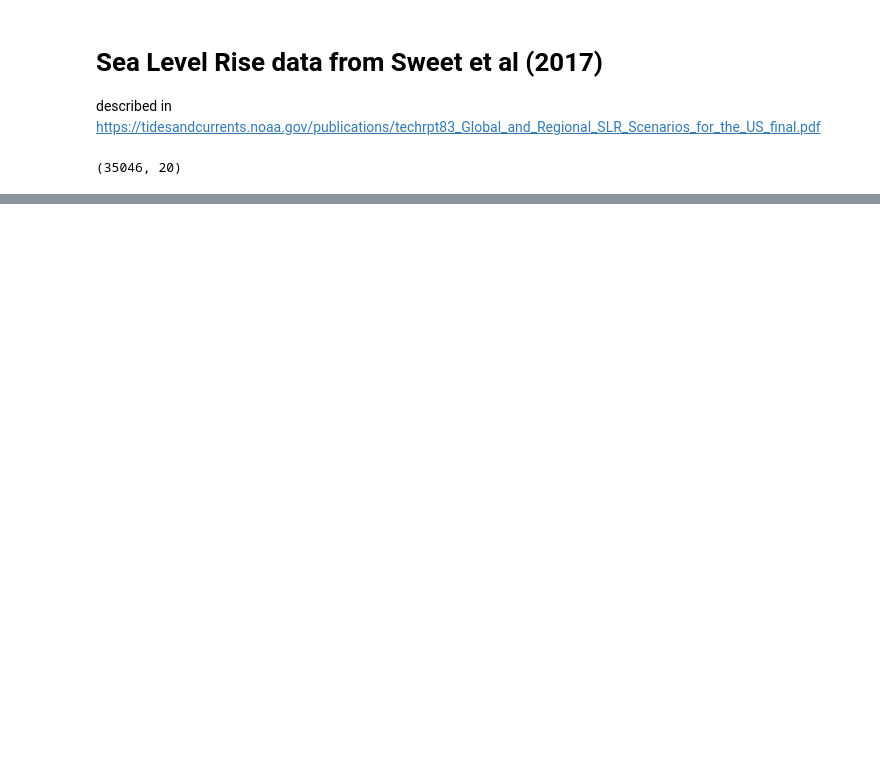
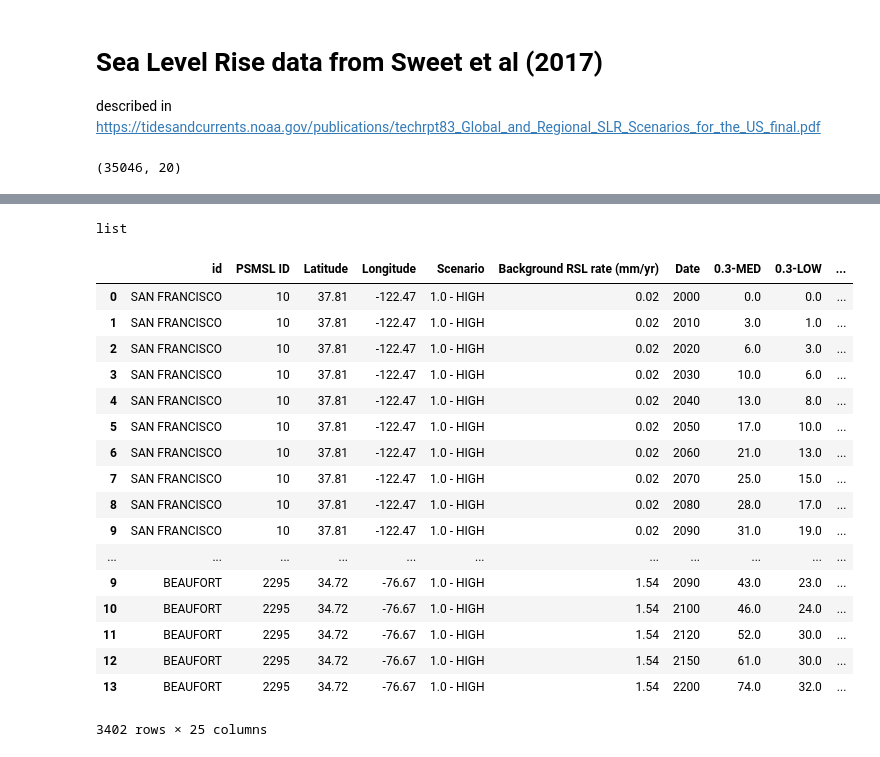
Before and after one commit to zdefne-usgs/sweet_slr, a Jupyter notebook: sweet_SLR.ipynb, the cells around one changed output, grey strips where cells are left out. Drawn from its saved outputs; the diff is of its cells as text; code cells hidden in the pictures; blank space fills up the shorter version.

```diff
--- a/sweet_SLR.ipynb
+++ b/sweet_SLR.ipynb
@@ -115,0 +80,14 @@ df4
+# %%
+def df_station(df, station):
+    df2 = df[df['Site'].str.contains(station)]
+    df3 = df2[df2['Scenario'].str.contains("1.0 - HIGH")]
+    df4 = pd.melt(df3, id_vars=df3.columns.values[0:6],
+                  var_name="Date", value_name="Value")
+    df5 = df4.copy(deep=True)
+    for scenario in df2['Scenario'].values:
+        df3 = df2[df2['Scenario'].str.contains(scenario)]
+        var = scenario.replace(' ','')
+        df4 = pd.melt(df3, id_vars=df3.columns.values[0:6],
+                      var_name="Date", value_name=var)
+        df5[var] = df4[var]
+    return df5
@@ -115,0 +96,4 @@ df4
+# %%
+df2 = df[~df['Site'].str.contains('grid_')]
+df3 = df2[~df2['Site'].str.contains('GMSL')]
+df3
@@ -115,0 +139,2 @@ df4
+# %%
+dfs = [df_station(df3,station) for station in df3['Site'].unique()]
@@ -115,0 +151,6 @@ df4
+# %%
+type(dfs)
+# %% [output]
+list
+# %%
+df6 = pd.concat(dfs)
@@ -115,0 +159,21 @@ df4
+# %%
+df6
+# %% [output]
+|  | id | PSMSL ID | Latitude | Longitude | Scenario | Background RSL rate (mm/yr) | Date | 0.3-MED | 0.3-LOW | ... |
+| 0 | SAN FRANCISCO | 10 | 37.81 | -122.47 | 1.0 - HIGH | 0.02 | 2000 | 0.0 | 0.0 | ... |
+| 1 | SAN FRANCISCO | 10 | 37.81 | -122.47 | 1.0 - HIGH | 0.02 | 2010 | 3.0 | 1.0 | ... |
+| 2 | SAN FRANCISCO | 10 | 37.81 | -122.47 | 1.0 - HIGH | 0.02 | 2020 | 6.0 | 3.0 | ... |
+| 3 | SAN FRANCISCO | 10 | 37.81 | -122.47 | 1.0 - HIGH | 0.02 | 2030 | 10.0 | 6.0 | ... |
+| 4 | SAN FRANCISCO | 10 | 37.81 | -122.47 | 1.0 - HIGH | 0.02 | 2040 | 13.0 | 8.0 | ... |
+| 5 | SAN FRANCISCO | 10 | 37.81 | -122.47 | 1.0 - HIGH | 0.02 | 2050 | 17.0 | 10.0 | ... |
+| 6 | SAN FRANCISCO | 10 | 37.81 | -122.47 | 1.0 - HIGH | 0.02 | 2060 | 21.0 | 13.0 | ... |
+| 7 | SAN FRANCISCO | 10 | 37.81 | -122.47 | 1.0 - HIGH | 0.02 | 2070 | 25.0 | 15.0 | ... |
+| 8 | SAN FRANCISCO | 10 | 37.81 | -122.47 | 1.0 - HIGH | 0.02 | 2080 | 28.0 | 17.0 | ... |
+| 9 | SAN FRANCISCO | 10 | 37.81 | -122.47 | 1.0 - HIGH | 0.02 | 2090 | 31.0 | 19.0 | ... |
+| ... | ... | ... | ... | ... | ... | ... | ... | ... | ... | ... |
+| 9 | BEAUFORT | 2295 | 34.72 | -76.67 | 1.0 - HIGH | 1.54 | 2090 | 43.0 | 23.0 | ... |
+| 10 | BEAUFORT | 2295 | 34.72 | -76.67 | 1.0 - HIGH | 1.54 | 2100 | 46.0 | 24.0 | ... |
+| 11 | BEAUFORT | 2295 | 34.72 | -76.67 | 1.0 - HIGH | 1.54 | 2120 | 52.0 | 30.0 | ... |
+| 12 | BEAUFORT | 2295 | 34.72 | -76.67 | 1.0 - HIGH | 1.54 | 2150 | 61.0 | 30.0 | ... |
+| 13 | BEAUFORT | 2295 | 34.72 | -76.67 | 1.0 - HIGH | 1.54 | 2200 | 74.0 | 32.0 | ... |
+3402 rows × 25 columns
```
Also changed, not shown: parts of 19 cells of this notebook.
